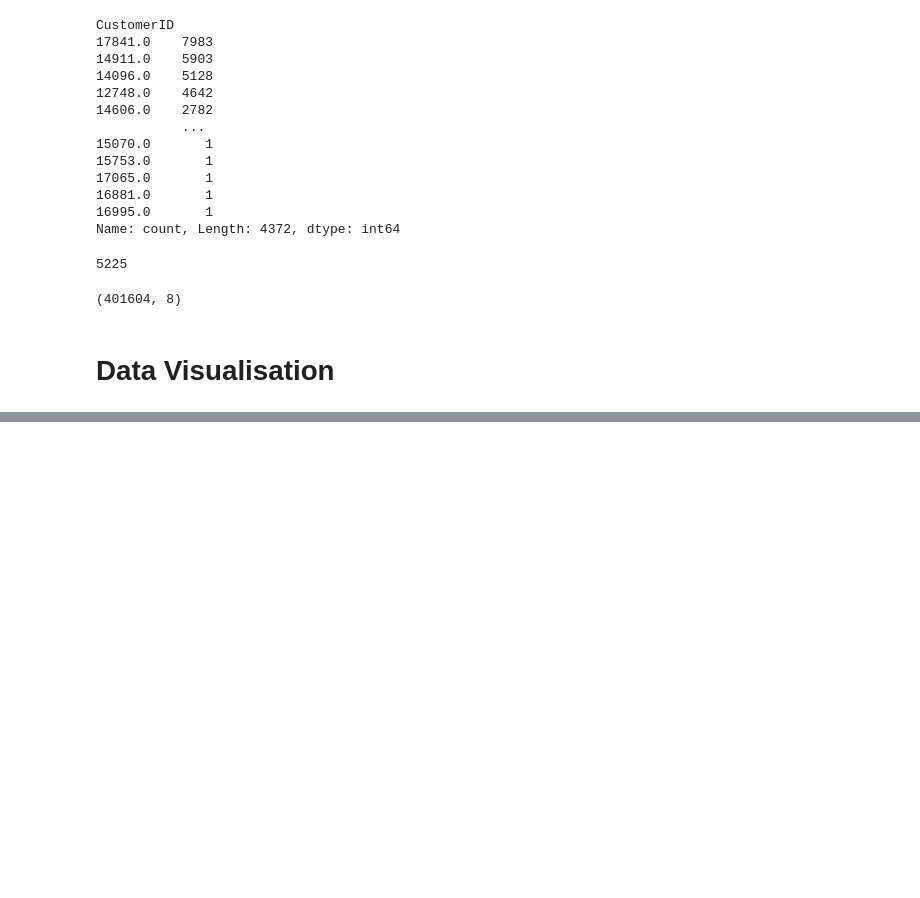
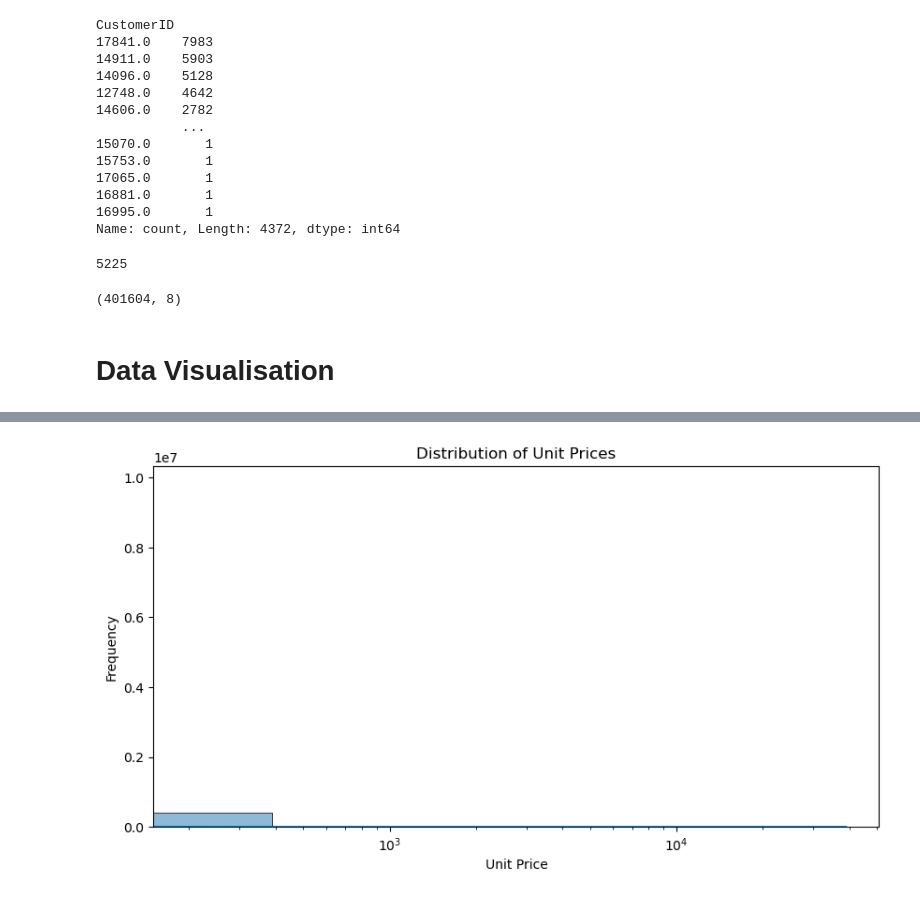
Before and after one commit to suwasg/customer_segmentation, a Jupyter notebook: online-retails.ipynb, the cells around one changed output, grey strips where cells are left out. Saved outputs shown, nothing was run; the diff lists cells and outputs as text; code cells hidden in the pictures; blank space fills up the shorter version.

```diff
--- a/online-retails.ipynb
+++ b/online-retails.ipynb
@@ -211,0 +214,10 @@ plt.show()
+# %%
+plt.figure(figsize=(10,5))
+sns.histplot(online_retails_copy['UnitPrice'], bins=100, kde=True)
+plt.title("Distribution of Unit Prices")
+plt.xlabel("Unit Price")
+plt.ylabel("Frequency")
+plt.xscale('log')  # Optional for better scaling
+plt.show()
+# %% [output]
+[figure, added]
```
Also changed, not shown: parts of 49 cells of this notebook.
